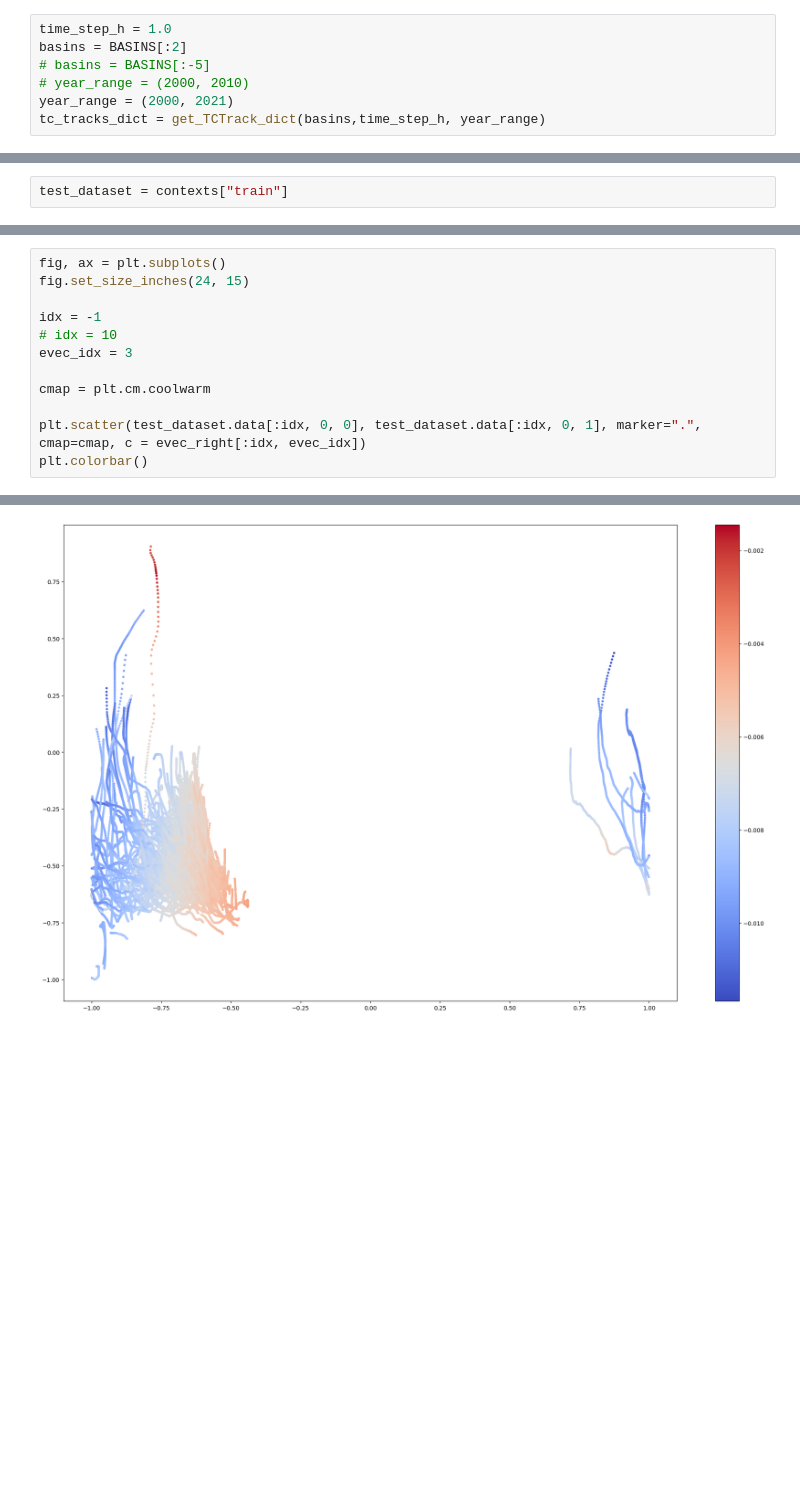
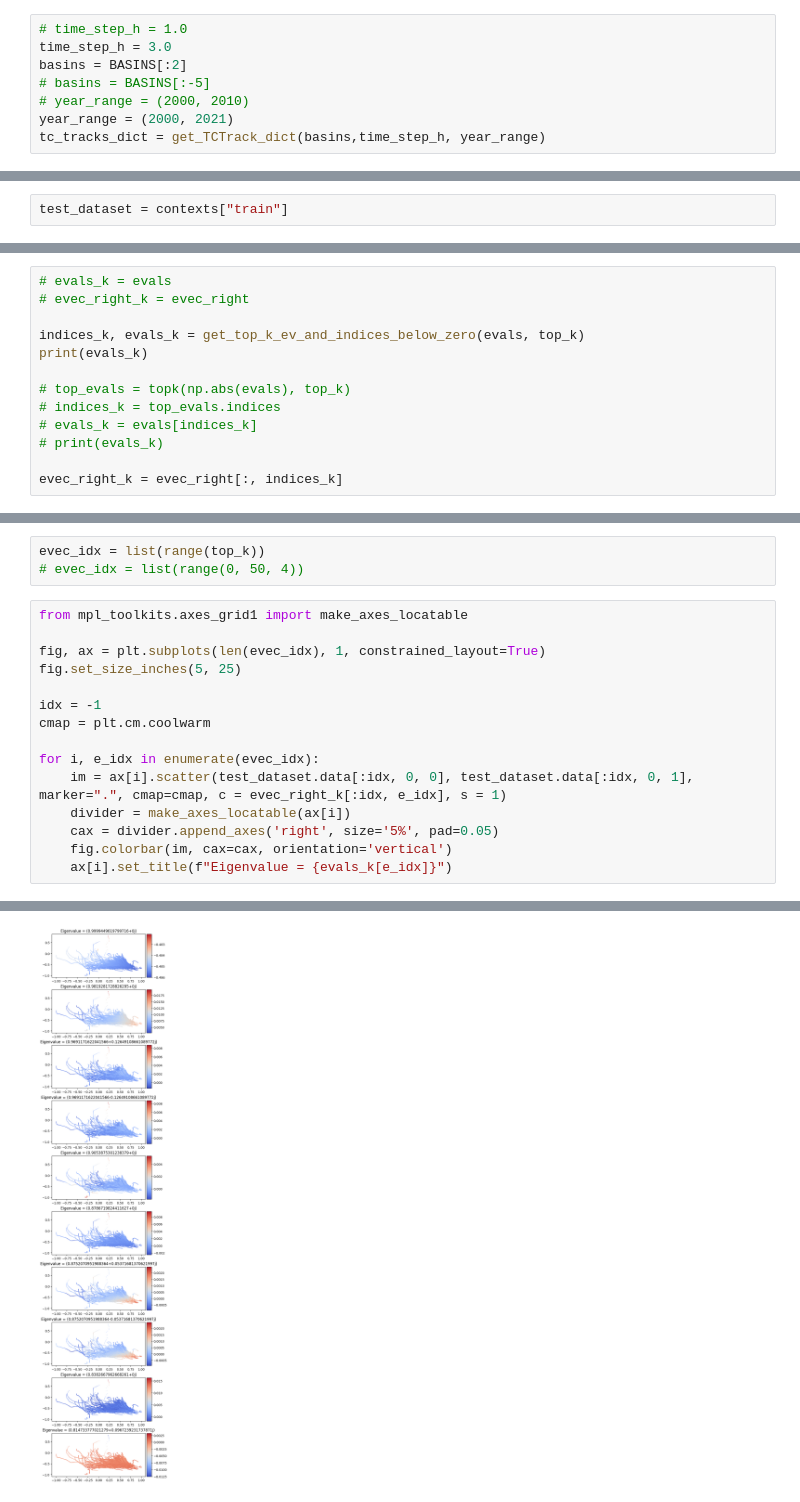
Before and after one commit to ejbrun/koopman_learning_tropical_cyclone, a Jupyter notebook: examples/koopman_kernel_for_TC_spectral_consistency_analysis.ipynb, the cells around one changed output, grey strips where cells are left out. Cells and saved outputs as stored; diff of their text form; blank space fills up the shorter version.

Commit message:
periodic shift and scaling for TCTracks and tests

```diff
--- a/examples/koopman_kernel_for_TC_spectral_consistency_analysis.ipynb
+++ b/examples/koopman_kernel_for_TC_spectral_consistency_analysis.ipynb
@@ -185,7 +185,8 @@ Basins are given by ['EP', 'NA', 'NI', 'SI', 'SP', 'WP', 'SA'].
 # %% [markdown]
 Load data
 # %%
-time_step_h = 1.0
+# time_step_h = 1.0
+time_step_h = 3.0
 basins = BASINS[:2]
 # basins = BASINS[:-5]
 # year_range = (2000, 2010)
@@ -648,0 +629,13 @@ test_dataset.shape
+# %%
+# evals_k = evals
+# evec_right_k = evec_right
+
+indices_k, evals_k = get_top_k_ev_and_indices_below_zero(evals, top_k)
+print(evals_k)
+
+# top_evals = topk(np.abs(evals), top_k)
+# indices_k = top_evals.indices
+# evals_k = evals[indices_k]
+# print(evals_k)
+
+evec_right_k = evec_right[:, indices_k]
@@ -649,13 +647,19 @@ test_dataset.shape
+# %%
+evec_idx = list(range(top_k))
+# evec_idx = list(range(0, 50, 4))
 # %%
-fig, ax = plt.subplots()
-fig.set_size_inches(24, 15)
+from mpl_toolkits.axes_grid1 import make_axes_locatable
+
+fig, ax = plt.subplots(len(evec_idx), 1, constrained_layout=True)
+fig.set_size_inches(5, 25)
 
 idx = -1
-# idx = 10
-evec_idx = 3
-
 cmap = plt.cm.coolwarm
 
-plt.scatter(test_dataset.data[:idx, 0, 0], test_dataset.data[:idx, 0, 1], marker=".", cmap=cmap, c = evec_right[:idx, evec_idx])
-plt.colorbar()
+for i, e_idx in enumerate(evec_idx):
+    im = ax[i].scatter(test_dataset.data[:idx, 0, 0], test_dataset.data[:idx, 0, 1], marker=".", cmap=cmap, c = evec_right_k[:idx, e_idx], s = 1)
+    divider = make_axes_locatable(ax[i])
+    cax = divider.append_axes('right', size='5%', pad=0.05)
+    fig.colorbar(im, cax=cax, orientation='vertical')
+    ax[i].set_title(f"Eigenvalue = {evals_k[e_idx]}")
 # %% [output]
@@ -663 +666 @@ plt.colorbar()
-[figure, old version]
+[figure, new version]
```
Also changed, not shown: parts of 23 cells of this notebook, 4 other files.
